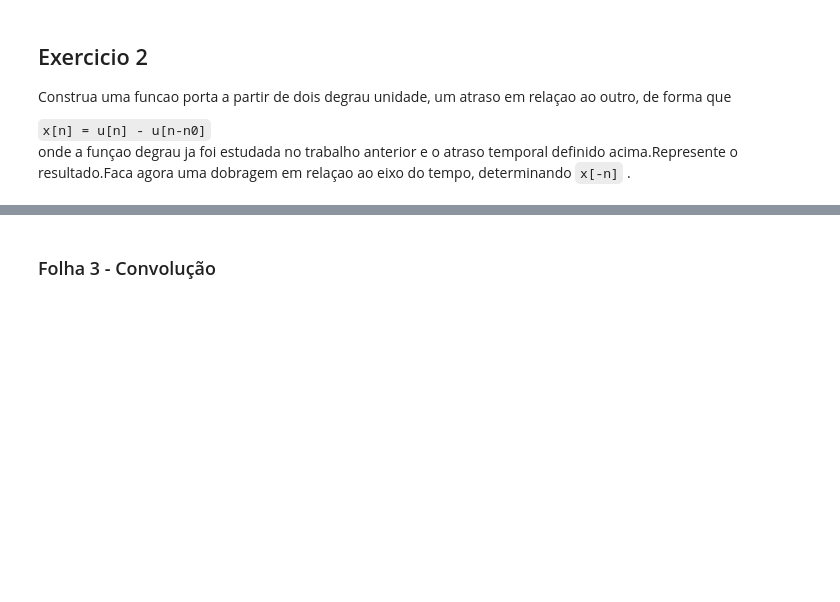
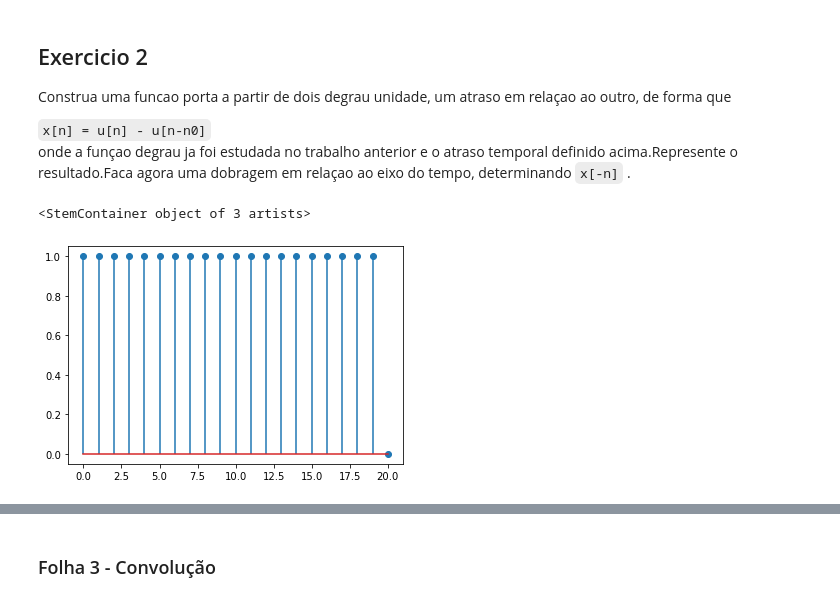
Before and after one commit to bosshentai/Processing-signal, a Jupyter notebook: python/Sistemasesinais.ipynb, the cells around one changed output, grey strips where cells are left out. Saved outputs shown, nothing was run; the diff lists cells and outputs as text; code cells hidden in the pictures; blank space fills up the shorter version.

```diff
--- a/python/Sistemasesinais.ipynb
+++ b/python/Sistemasesinais.ipynb
@@ -198,10 +198,10 @@ def dirac_unit( n1,  n2, n0):
     amo = n2 - n1 + 1
     n = np.linspace(n1,n2,amo)
     for index in range(n.size):
-        if(index == n0):
-            n[index] = 1
-        if(index != n0):
-           n[index] = 0
+        if(index < n0):
+            n[index] = 0
+        if(index >= n0):
+           n[index] = 1
 
     return n
 # %%
@@ -384,3 +385,21 @@ st_1_ener
 <p>Construa uma funcao porta a partir de dois degrau unidade, um atraso em relaçao ao outro, de forma que </p>
     <code>x[n] = u[n] - u[n-n0]</code>
 <p>onde a funçao degrau ja foi estudada no trabalho anterior e o atraso temporal definido acima.Represente o resultado.Faca agora uma dobragem em relaçao ao eixo do tempo, determinando <code>x[-n]</code> . </p>
+# %%
+def degrau_unidade(tempo_inicial,tempo_final,n0):
+    novo_sinal = dirac_unit(tempo_inicial,tempo_final,0) - dirac_unit(tempo_inicial,tempo_final,n0)
+    return novo_sinal
+# %%
+n1 = 0
+n2 = 20
+n0 = 20
+
+
+xn_teste = degrau_unidade(n1,n2,n0)
+#xn_teste = dobragem_no_tempo(degrau_unidade(n1,n2,n0))
+tempo_teste = np.linspace(n1,n2,xn_teste.size)
+
+plt.stem(tempo_teste,xn_teste)
+# %% [output]
+<StemContainer object of 3 artists>
+[figure, added]
```
Also changed, not shown: parts of 21 cells of this notebook.
